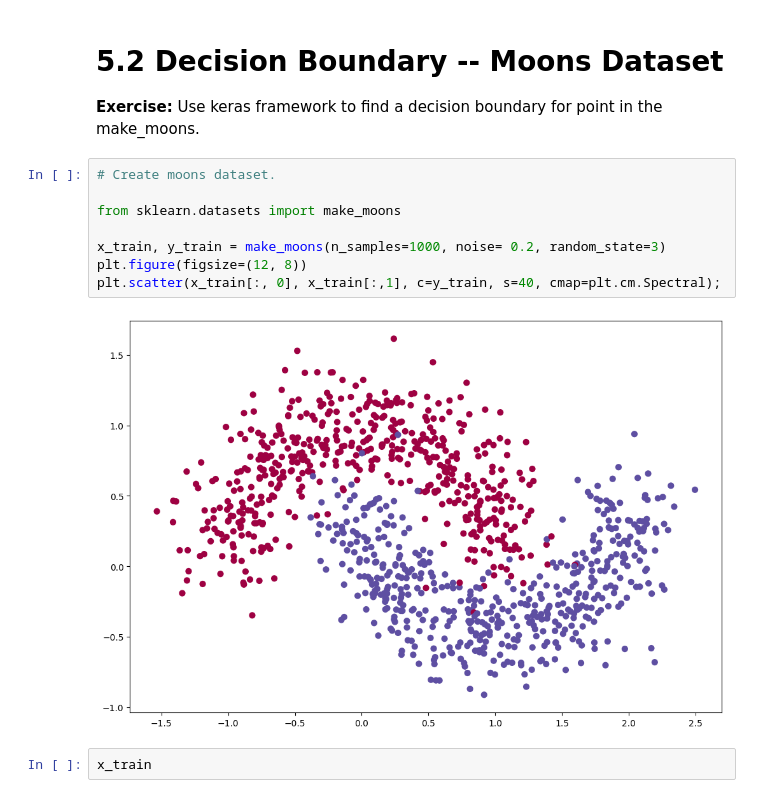
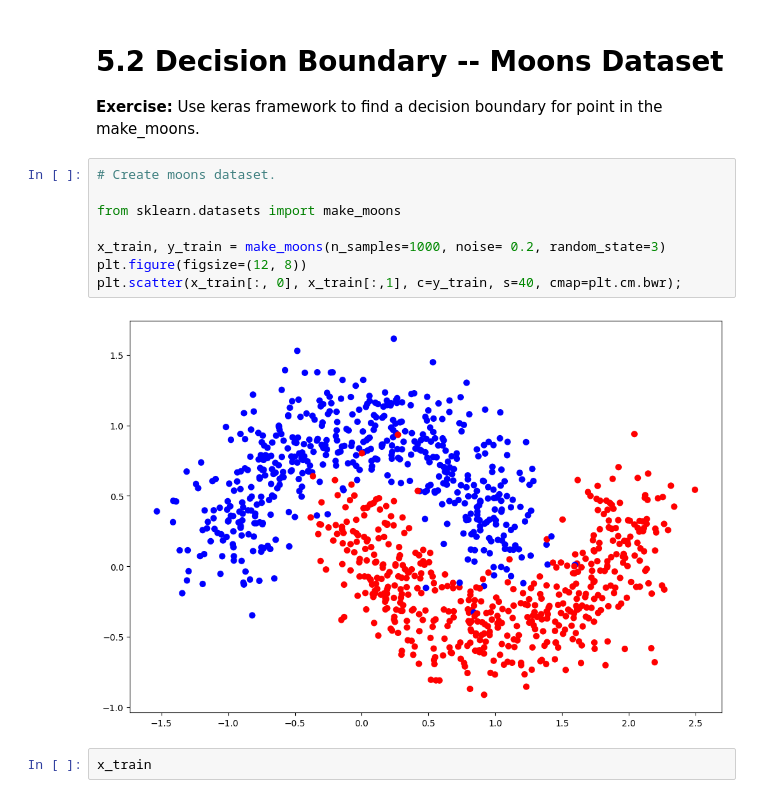
Before and after one commit to AnguieGarciaB/topicosanalitica, a Jupyter notebook: exercises/E5-NeuralNetworksKeras.ipynb, the cells around one changed output. Drawn from its saved outputs; the diff is of its cells as text.

```diff
--- a/exercises/E5-NeuralNetworksKeras.ipynb
+++ b/exercises/E5-NeuralNetworksKeras.ipynb
@@ -333,13 +333,13 @@ model.fit(X_train, y_train, validation_data=[X_test, y_test],
 # %%
 # Create moons dataset.
 
 from sklearn.datasets import make_moons
 
 x_train, y_train = make_moons(n_samples=1000, noise= 0.2, random_state=3)
 plt.figure(figsize=(12, 8))
-plt.scatter(x_train[:, 0], x_train[:,1], c=y_train, s=40, cmap=plt.cm.Spectral);
+plt.scatter(x_train[:, 0], x_train[:,1], c=y_train, s=40, cmap=plt.cm.bwr);
 # %% [output]
-[figure, old version]
+[figure, new version]
 # %%
 x_train
 # %% [output]
```
